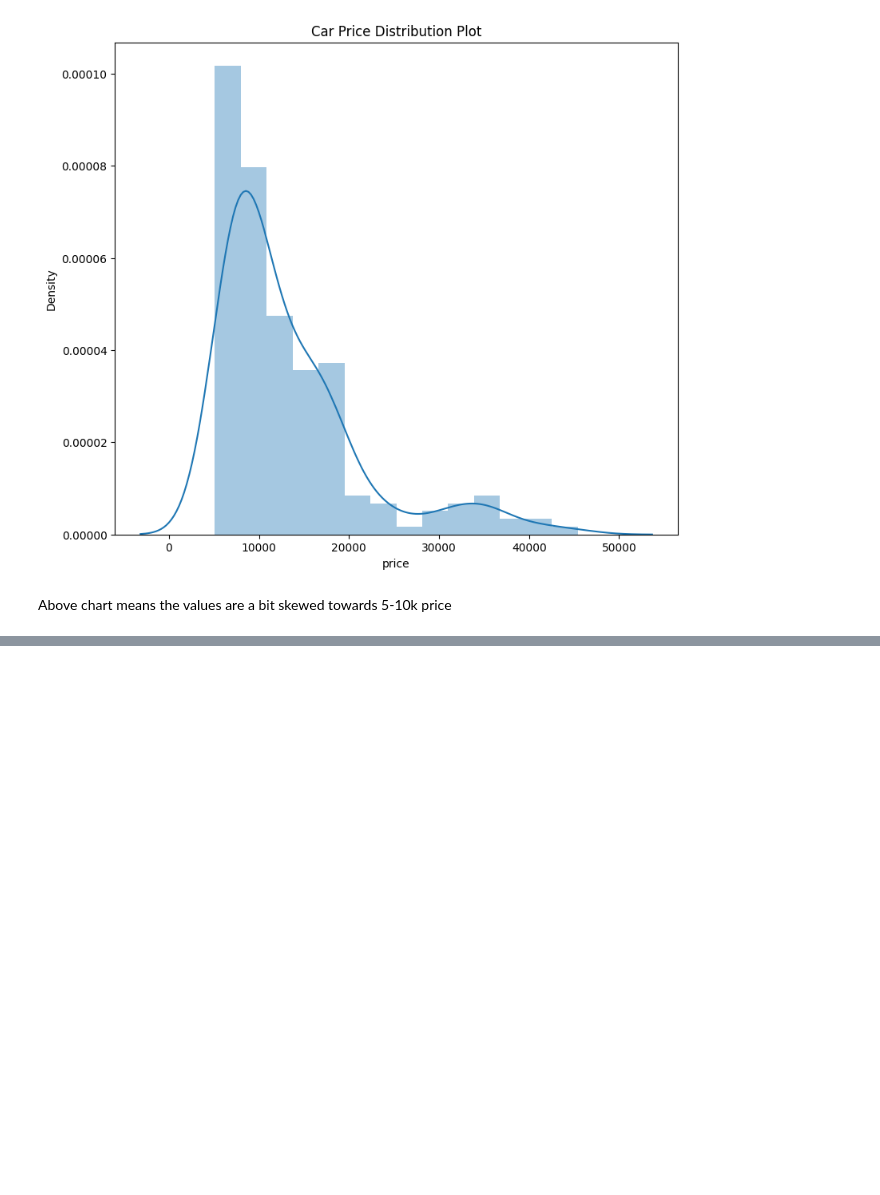
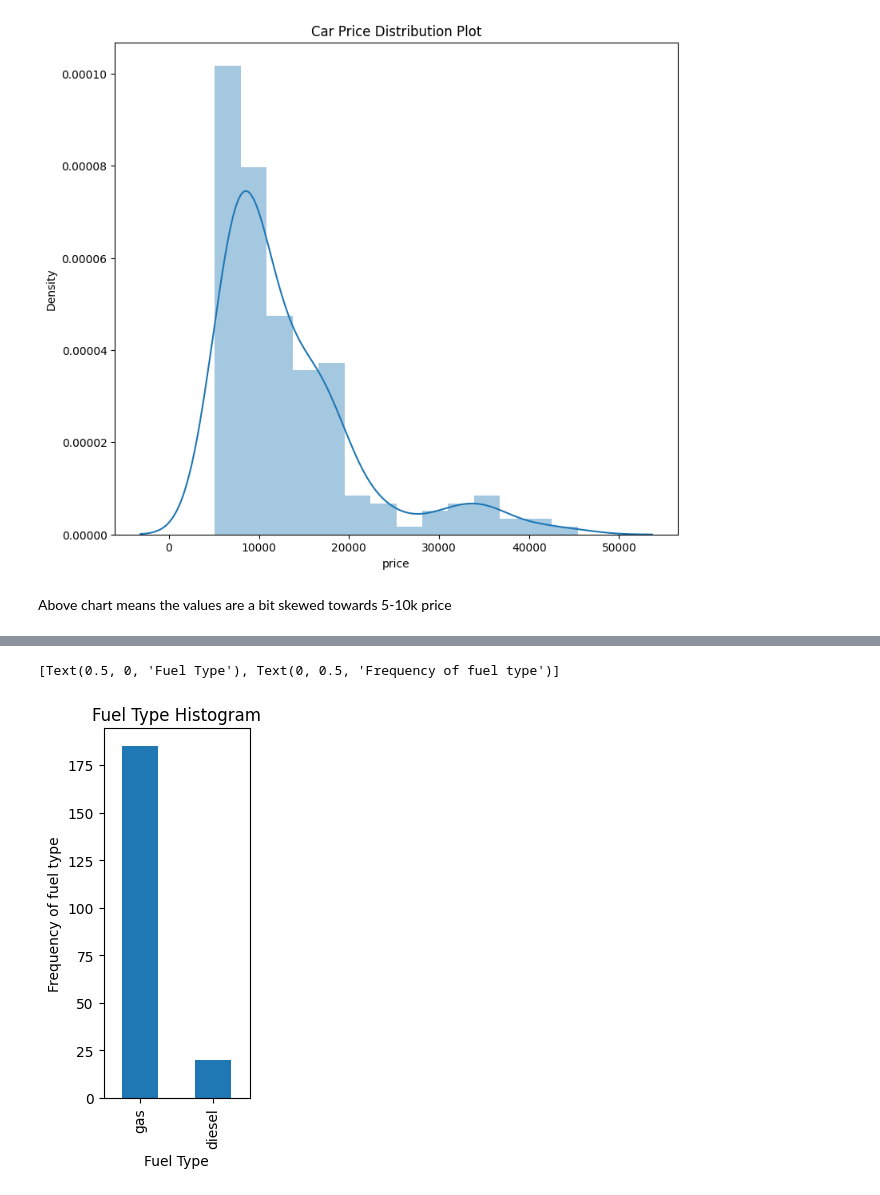
Before and after one commit to amanjaiswalofficial/machine-learning-engineer-roadmap, a Jupyter notebook: kaggle-notebooks/02-car-price-prediction.ipynb, the cells around one changed output, grey strips where cells are left out. Drawn from its saved outputs; the diff is of its cells as text; code cells hidden in the pictures; blank space fills up the shorter version.

```diff
--- a/kaggle-notebooks/02-car-price-prediction.ipynb
+++ b/kaggle-notebooks/02-car-price-prediction.ipynb
@@ -165,0 +177,8 @@ Above chart means the values are a bit skewed towards 5-10k price
+# %%
+plt.subplot(1,3,2)
+plt1 = cars.fueltype.value_counts().plot(kind='bar')
+plt.title('Fuel Type Histogram')
+plt1.set(xlabel = 'Fuel Type', ylabel='Frequency of fuel type')
+# %% [output]
+[Text(0.5, 0, 'Fuel Type'), Text(0, 0.5, 'Frequency of fuel type')]
+[figure, added]
```
Also changed, not shown: parts of 2 cells of this notebook.
